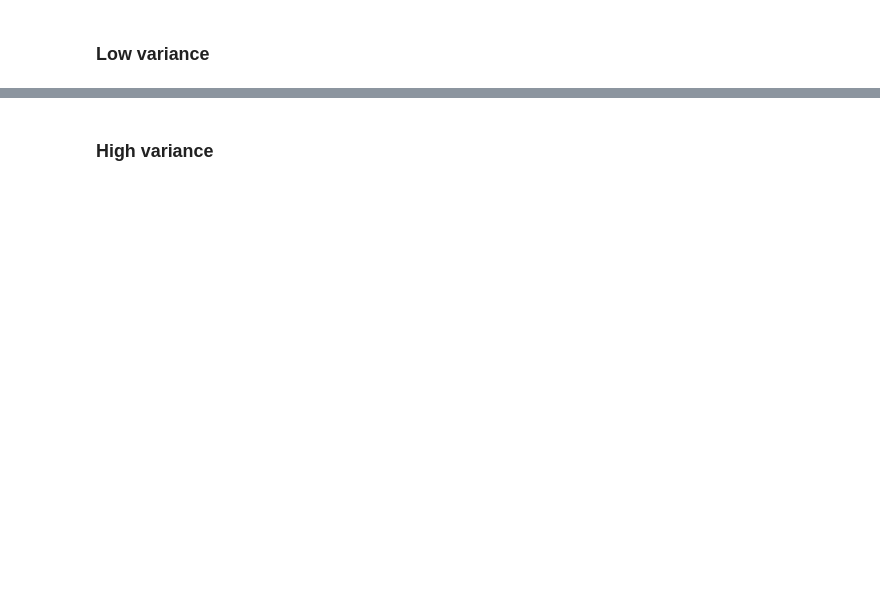
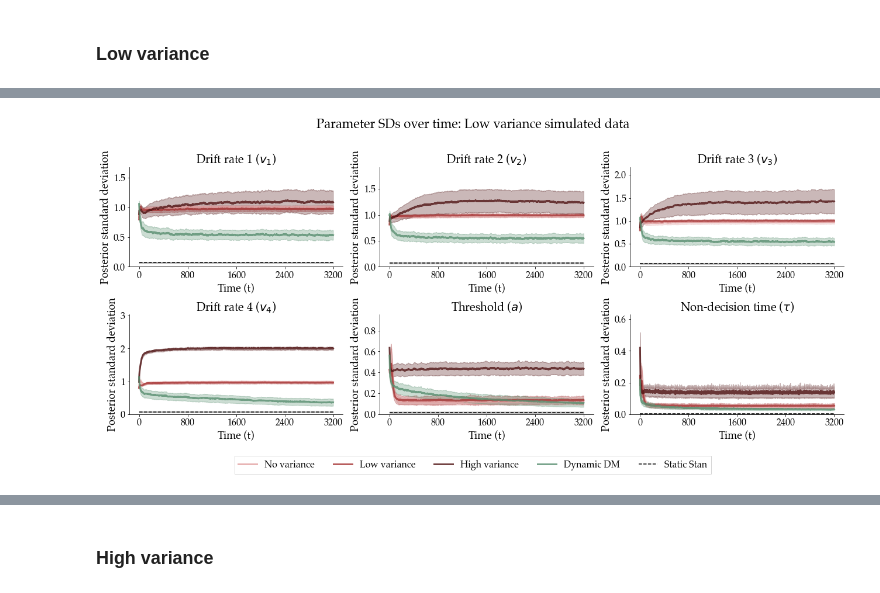
Before and after one commit to LuSchumacher/dynamic_models, a Jupyter notebook: ablation_study/ablation_study.ipynb, the cells around one changed output, grey strips where cells are left out. Cells and saved outputs as stored; diff of their text form; code cells hidden in the pictures; blank space fills up the shorter version.

```diff
--- a/ablation_study/ablation_study.ipynb
+++ b/ablation_study/ablation_study.ipynb
@@ -527,2 +586,4 @@ bf_post_dynamic_dm = network_dynamic_dm(x_nn)
 # %%
-plot_post_sd(stan_post_samples, bf_post_no_var, bf_post_low_var, bf_post_high_var, bf_post_dynamic_dm[0], 3200, 1)
+f = plot_post_sd(stan_post_samples, bf_post_no_var, bf_post_low_var, bf_post_high_var, bf_post_dynamic_dm[0], 3200, 1)
+# %% [output]
+[figure, added]
```
Also changed, not shown: parts of 59 cells of this notebook, 17 other files.
